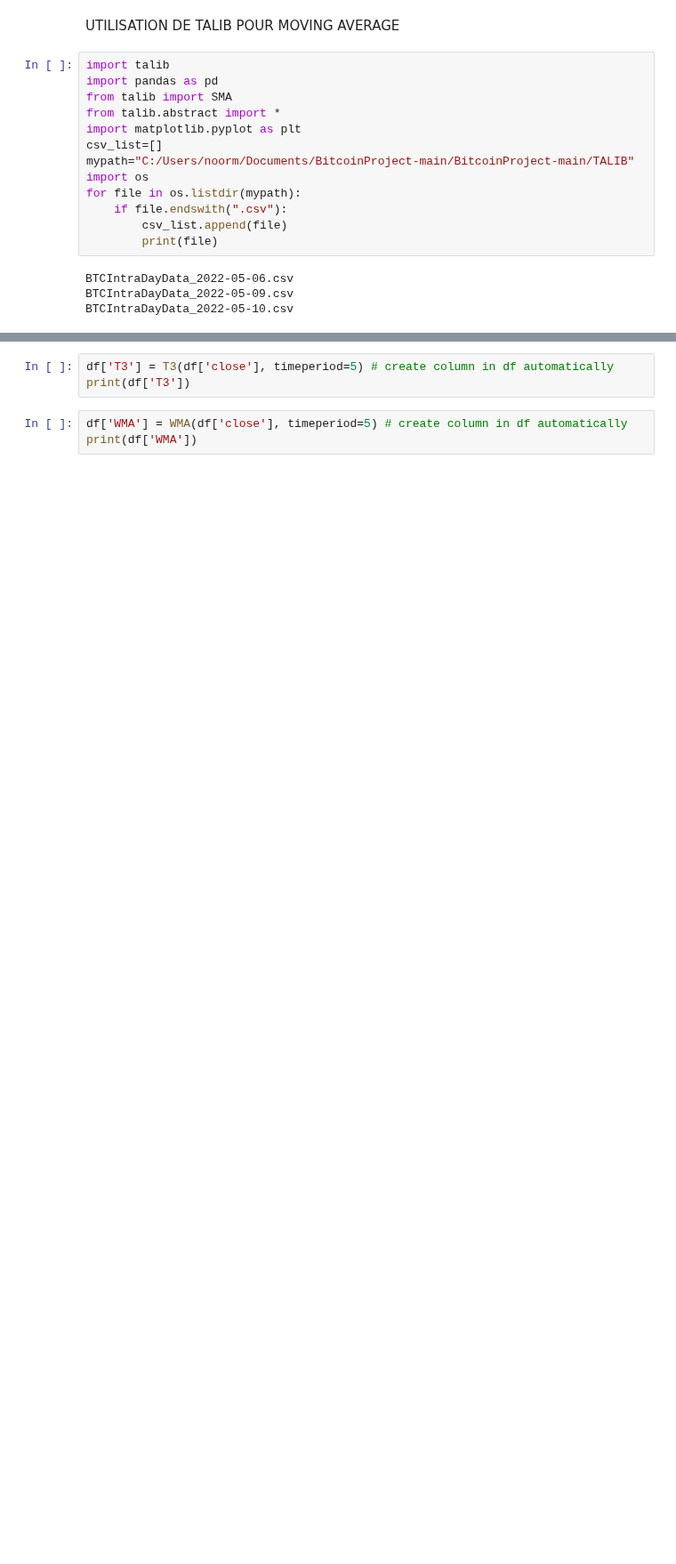
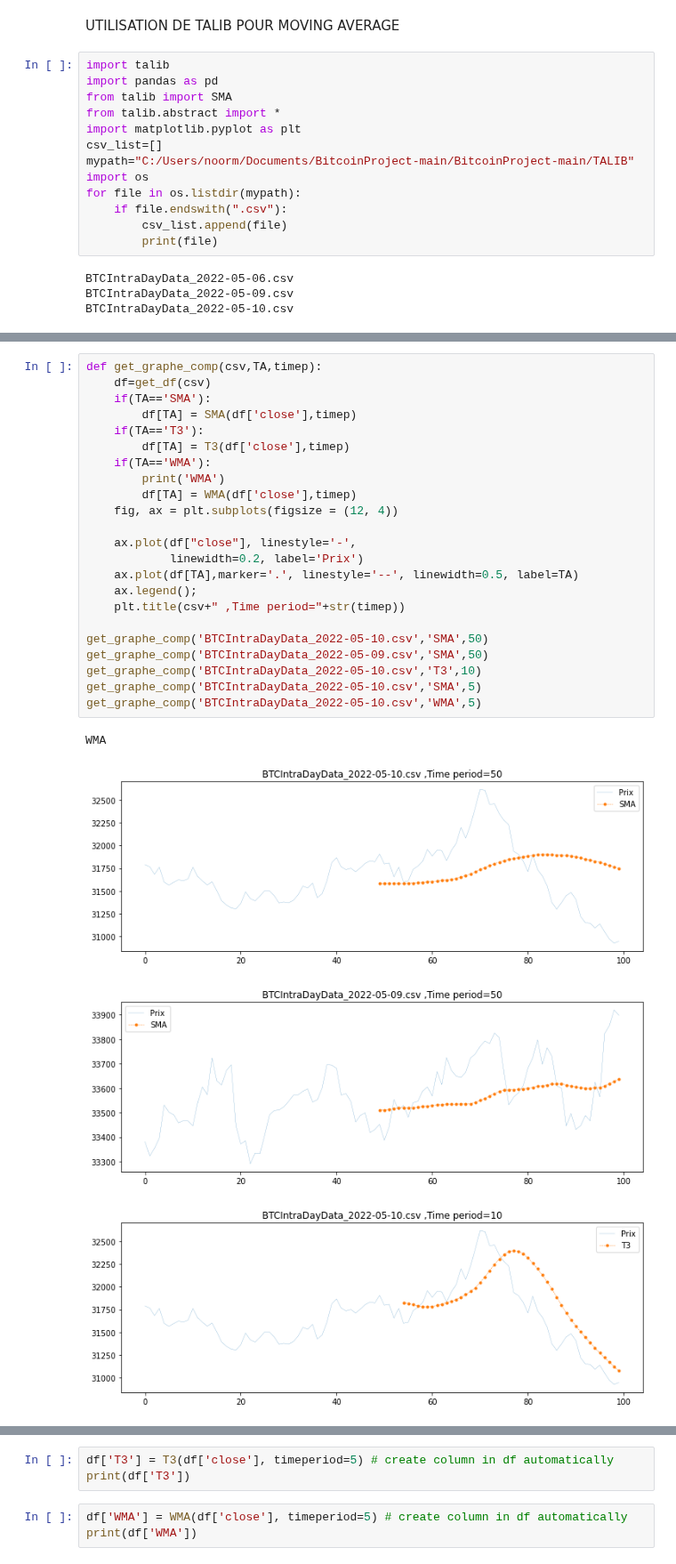
Before and after one commit to Massimo2003/BitcoinProject, a Jupyter notebook: TALIB/MovingAverage.ipynb, the cells around one changed output, grey strips where cells are left out. Shown at 89% size. Drawn from its saved outputs; the diff is of its cells as text; blank space fills up the shorter version.

```diff
--- a/TALIB/MovingAverage.ipynb
+++ b/TALIB/MovingAverage.ipynb
@@ -26 +25,29 @@ def get_df(csv):
     return df
+# %%
+def get_graphe_comp(csv,TA,timep):
+    df=get_df(csv)
+    if(TA=='SMA'):
+        df[TA] = SMA(df['close'],timep)
+    if(TA=='T3'):
+        df[TA] = T3(df['close'],timep)
+    if(TA=='WMA'):
+        print('WMA')
+        df[TA] = WMA(df['close'],timep)
+    fig, ax = plt.subplots(figsize = (12, 4))
+
+    ax.plot(df["close"], linestyle='-',
+            linewidth=0.2, label='Prix')
+    ax.plot(df[TA],marker='.', linestyle='--', linewidth=0.5, label=TA)
+    ax.legend();
+    plt.title(csv+" ,Time period="+str(timep))
+
+get_graphe_comp('BTCIntraDayData_2022-05-10.csv','SMA',50)
+get_graphe_comp('BTCIntraDayData_2022-05-09.csv','SMA',50)
+get_graphe_comp('BTCIntraDayData_2022-05-10.csv','T3',10)
+get_graphe_comp('BTCIntraDayData_2022-05-10.csv','SMA',5)
+get_graphe_comp('BTCIntraDayData_2022-05-10.csv','WMA',5)
+# %% [output]
+WMA
+[figure, added]
+[figure, added]
+[figure, added]
```
Also changed, not shown: parts of 5 cells of this notebook.
